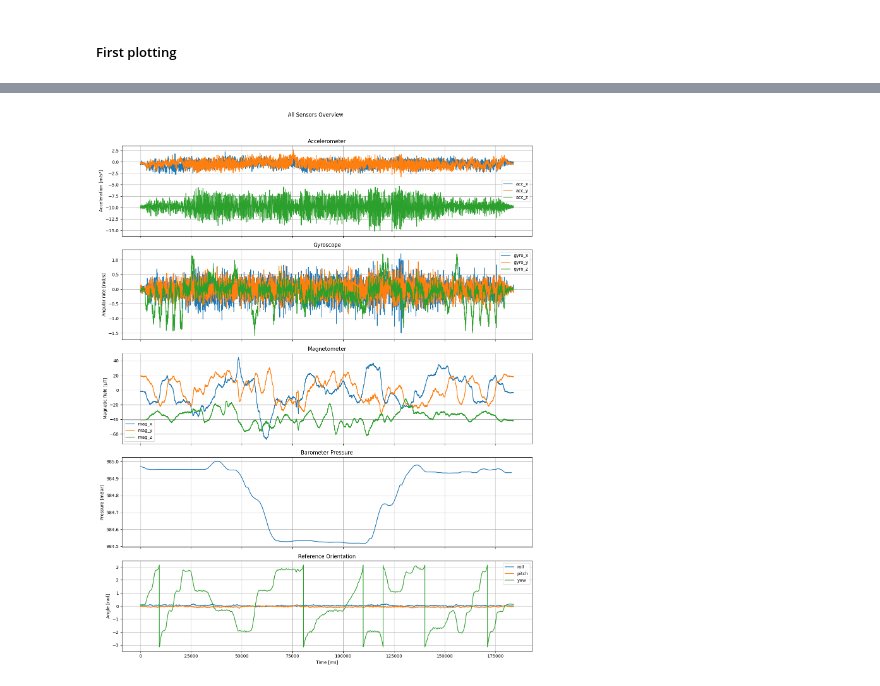
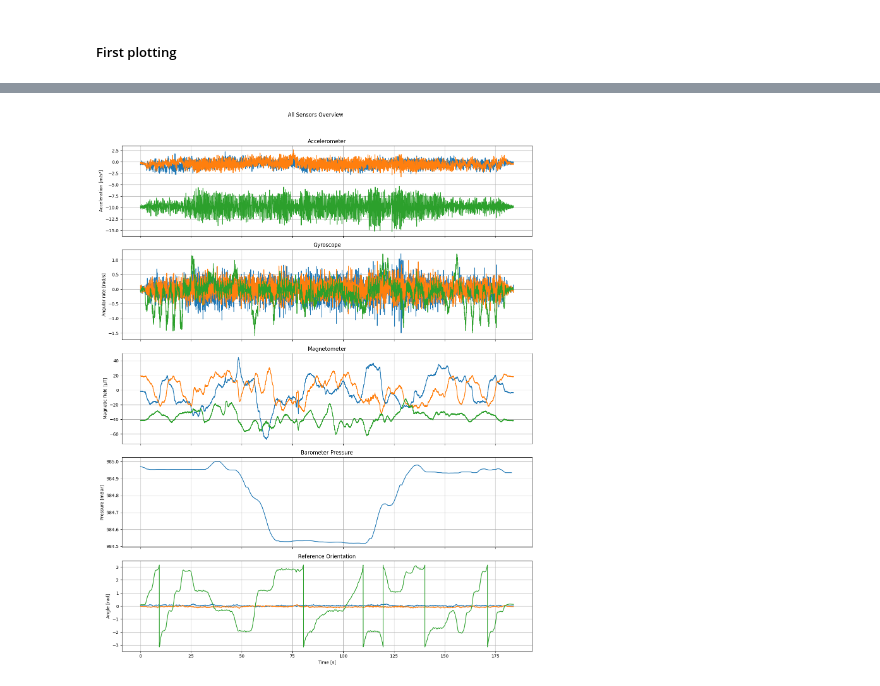
Before and after one commit to bernadettesophia/Navi_Lab02_WS25, a Jupyter notebook: lab02_ws2025_26_GROUPB_KAKUSKA_OETTL.ipynb, the cells around one changed output, grey strips where cells are left out. Saved outputs shown, nothing was run; the diff lists cells and outputs as text; code cells hidden in the pictures.

```diff
--- a/lab02_ws2025_26_GROUPB_KAKUSKA_OETTL.ipynb
+++ b/lab02_ws2025_26_GROUPB_KAKUSKA_OETTL.ipynb
@@ -251,20 +187,0 @@ plt.show()
-# %%
-# All in subplots - Altitude & orientation
-# Barometer -> altitude changes
-# Reference Orientation (roll, pitch, yaw) → fused orientation
-
-fig, axs = plt.subplots(2, 1, figsize=(12, 6), sharex=True)
-
-# Barometer (pressure in mBar)
-baro_data.set_index("time")["pressure"].plot(ax=axs[0])
-axs[0].set_title("Barometer Pressure")
-axs[0].set_ylabel("Pressure [mBar]")
-
-# Reference Orientation (roll, pitch, yaw in rad)
-ref_data.set_index("time")[["roll","pitch","yaw"]].plot(ax=axs[1])
-axs[1].set_title("Reference Orientation")
-axs[1].set_ylabel("Angle [rad]")
-
-# Common x-axis label (time in ms)
-plt.xlabel("Time [ms]")
-plt.show()
@@ -288,40 +188,40 @@ plt.show()
 # %%
-# --- 5 sensors in one figure ---
+##### Sensor Plots
 fig, axs = plt.subplots(5, 1, figsize=(14, 18), sharex=True)
 
-# 1. Accelerometer
-acc_data.set_index("time")[["acc_x","acc_y","acc_z"]].plot(ax=axs[0])
+# Accelerometer
+axs[0].plot(acc_data["t"], acc_data[["acc_x","acc_y","acc_z"]])
 axs[0].set_title("Accelerometer")
 axs[0].set_ylabel("Acceleration [m/s²]")
 axs[0].grid(True)
 
-# 2. Gyroscope
-gyro_data.set_index("time")[["gyro_x","gyro_y","gyro_z"]].plot(ax=axs[1])
+# Gyroscope
+axs[1].plot(gyro_data["t"], gyro_data[["gyro_x","gyro_y","gyro_z"]])
 axs[1].set_title("Gyroscope")
 axs[1].set_ylabel("Angular rate [rad/s]")
 axs[1].grid(True)
 
-# 3. Magnetometer
-mag_data.set_index("time")[["mag_x","mag_y","mag_z"]].plot(ax=axs[2])
+# Magnetometer
+axs[2].plot(mag_data["t"], mag_data[["mag_x","mag_y","mag_z"]])
 axs[2].set_title("Magnetometer")
 axs[2].set_ylabel("Magnetic field [µT]")
 axs[2].grid(True)
 
-# 4. Barometer
-baro_data.set_index("time")["pressure"].plot(ax=axs[3])
+# Barometer
+axs[3].plot(baro_data["t"], baro_data["pressure"])
 axs[3].set_title("Barometer Pressure")
 axs[3].set_ylabel("Pressure [mBar]")
 axs[3].grid(True)
 
-# 5. Reference Orientation
-ref_data.set_index("time")[["roll","pitch","yaw"]].plot(ax=axs[4])
+# Reference Orientation
+axs[4].plot(ref_data["t"], ref_data[["roll","pitch","yaw"]])
 axs[4].set_title("Reference Orientation")
 axs[4].set_ylabel("Angle [rad]")
-axs[4].set_xlabel("Time [ms]")  # only bottom subplot
+axs[4].set_xlabel("Time [s]")
 axs[4].grid(True)
 
 plt.suptitle("All Sensors Overview")
 plt.tight_layout(rect=[0, 0, 1, 0.96])
 plt.show()
 # %% [output]
-[figure, old version]
+[figure, new version]
```
Also changed, not shown: parts of 30 cells of this notebook.
